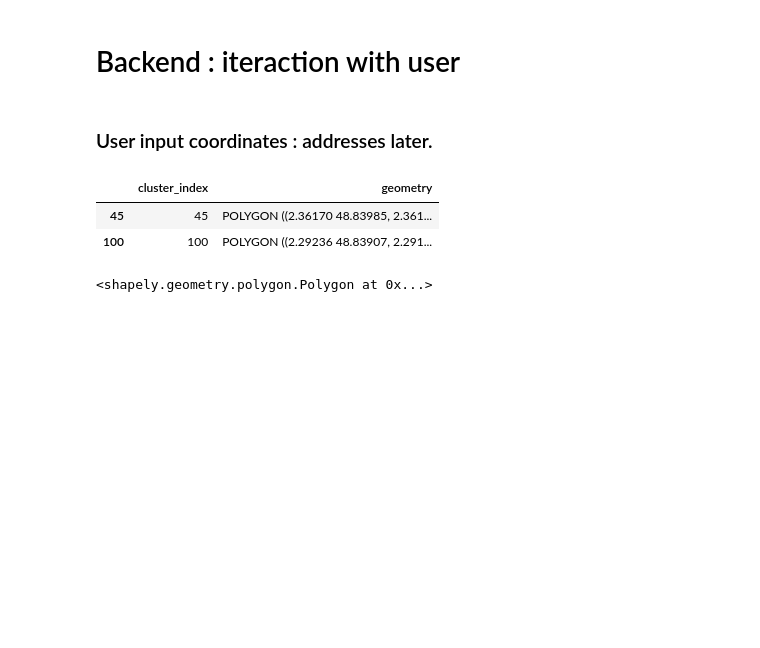
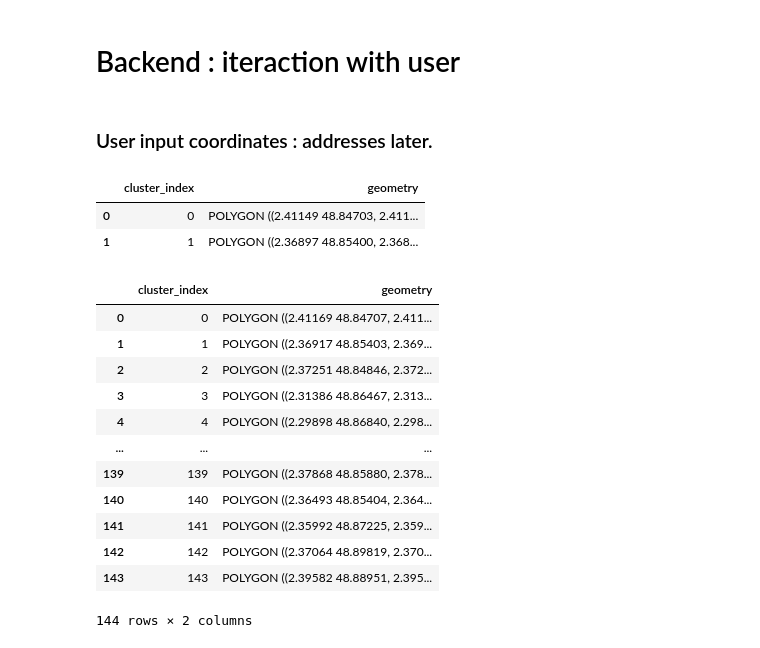
Before and after one commit to MKrouma/2R, a Jupyter notebook: prod/webapp/backend.ipynb, the cells around one changed output. Saved outputs shown, nothing was run; the diff lists cells and outputs as text; code cells hidden in the pictures; blank space fills up the shorter version.

```diff
--- a/prod/webapp/backend.ipynb
+++ b/prod/webapp/backend.ipynb
@@ -28,20 +28,44 @@ route = client.directions(
     format ='geojson',
     units ='km'
 )
-# %%
-# get clusters
-cluster_polygons_file = "../model/model_cluster/cluster_polygons.geojson"
-gdf_cluster = gpd.read_file(cluster_polygons_file)
-
-display(gdf_cluster.sample(2))
-
-# buffer on cluster data
-buffer_in_meters(2.31, 48.86, 1)
-# %% [output]
-|  | cluster_index | geometry |
-| 45 | 45 | POLYGON ((2.36170 48.83985, 2.361... |
-| 100 | 100 | POLYGON ((2.29236 48.83907, 2.291... |
-<shapely.geometry.polygon.Polygon at 0x...>
+# %%
+# get clusters
+cluster_polygons_file = "../model/model_cluster/cluster_polygons.geojson"
+gdf_cluster = gpd.read_file(cluster_polygons_file)
+display(gdf_cluster.head(2))
+
+# clusters with buffer
+orig_crs = 4326
+fr_crs = 2154
+gdf_cluster = gdf_cluster.to_crs(epsg=fr_crs)
+
+# crs
+buffer_m = 15
+gdf_cluster['geometry'] = gdf_cluster.geometry.buffer(buffer_m)
+#gdf_cluster = gdf_cluster.buffer(buffer_m)
+
+# set crs
+gdf_cluster = gdf_cluster.to_crs(epsg=orig_crs)
+
+type(gdf_cluster)
+gdf_cluster
+# %% [output]
+|  | cluster_index | geometry |
+| 0 | 0 | POLYGON ((2.41149 48.84703, 2.411... |
+| 1 | 1 | POLYGON ((2.36897 48.85400, 2.368... |
+|  | cluster_index | geometry |
+| 0 | 0 | POLYGON ((2.41169 48.84707, 2.411... |
+| 1 | 1 | POLYGON ((2.36917 48.85403, 2.369... |
+| 2 | 2 | POLYGON ((2.37251 48.84846, 2.372... |
+| 3 | 3 | POLYGON ((2.31386 48.86467, 2.313... |
+| 4 | 4 | POLYGON ((2.29898 48.86840, 2.298... |
+| ... | ... | ... |
+| 139 | 139 | POLYGON ((2.37868 48.85880, 2.378... |
+| 140 | 140 | POLYGON ((2.36493 48.85404, 2.364... |
+| 141 | 141 | POLYGON ((2.35992 48.87225, 2.359... |
+| 142 | 142 | POLYGON ((2.37064 48.89819, 2.370... |
+| 143 | 143 | POLYGON ((2.39582 48.88951, 2.395... |
+144 rows × 2 columns
 # %%
 # user route to df
 user_line_df = pd.DataFrame(route['features'][0]['geometry']['coordinates'],
```
Also changed, not shown: parts of 4 cells of this notebook, 1 other file.
